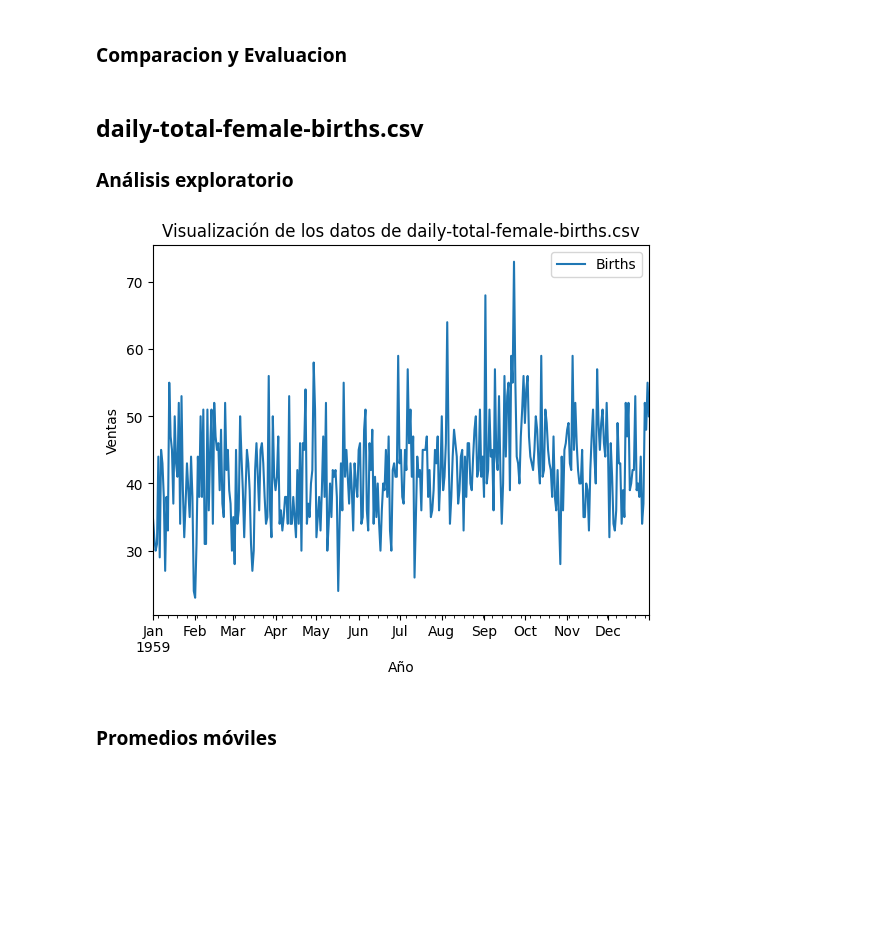
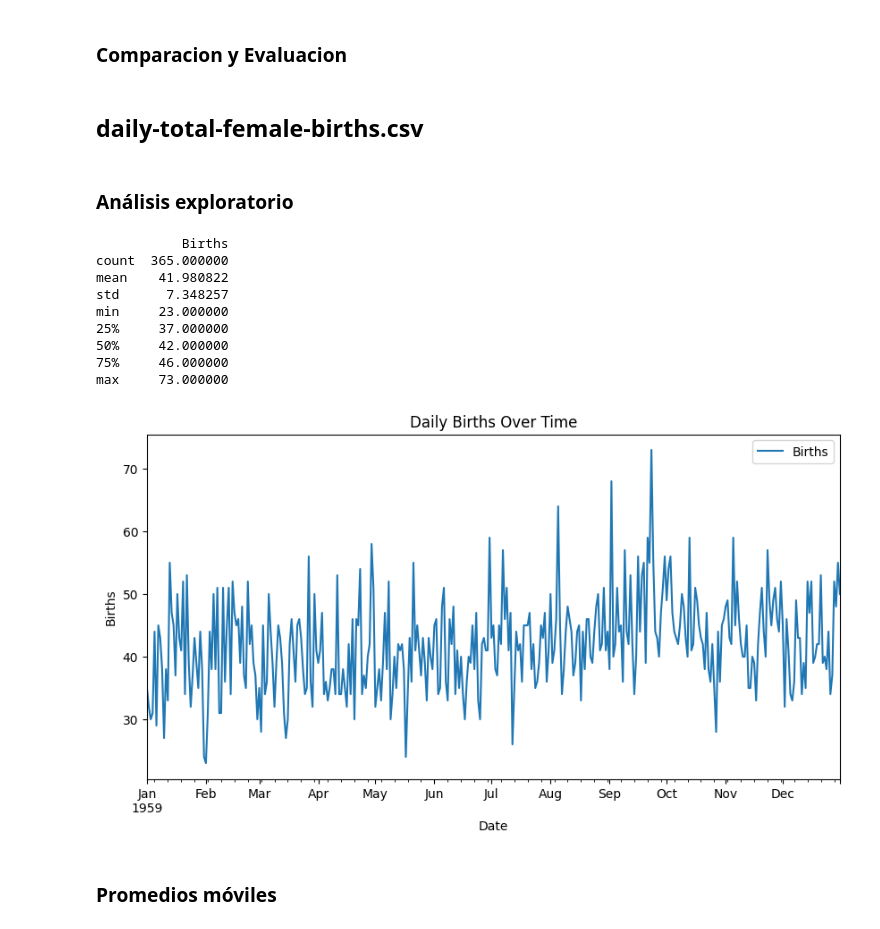
Before and after one commit to Its-Japo/DataScience, a Jupyter notebook: Lab1/main.ipynb, the cells around one changed output. Cells and saved outputs as stored; diff of their text form; code cells hidden in the pictures; blank space fills up the shorter version.

```diff
--- a/Lab1/main.ipynb
+++ b/Lab1/main.ipynb
@@ -623,27 +1321,36 @@ plt.show()
 ### Comparacion y Evaluacion
 # %% [markdown]
 ## daily-total-female-births.csv
-
-### Análisis exploratorio
+# %% [markdown]
+### Análisis exploratorio
 # %%
-# Leer los datos
 filename = 'daily-total-female-births.csv'
-datos = pd.read_csv(f'datasets/{filename}',
-                    index_col = 'Date',
-                    parse_dates = True)
+df = pd.read_csv(f'datasets/{filename}', index_col='Date', parse_dates=True)
+df.index.freq = 'D'
 
-datos.index.freq = 'D'
+# Split into train/test (80/20 split)
+train_size = int(len(df) * 0.8)
+train = df.iloc[:train_size]
+test = df.iloc[train_size:]
 
-# Graficar los datos y predicciones
+print(df.describe())
 
-datos.plot(label = 'Observadod')
-
+df.plot(figsize=(10, 5), label='Births')
+plt.title("Daily Births Over Time")
+plt.xlabel("Date")
+plt.ylabel("Births")
 plt.legend()
-plt.title(f"Visualización de los datos de {filename}")
-plt.xlabel("Año")
-plt.ylabel("Ventas")
 plt.show()
 # %% [output]
+           Births
+count  365.000000
+mean    41.980822
+std      7.348257
+min     23.000000
+25%     37.000000
+50%     42.000000
+75%     46.000000
+max     73.000000
-[figure, old version]
+[figure, new version]
 # %% [markdown]
 ### Promedios móviles
```
Also changed, not shown: parts of 39 cells of this notebook.
